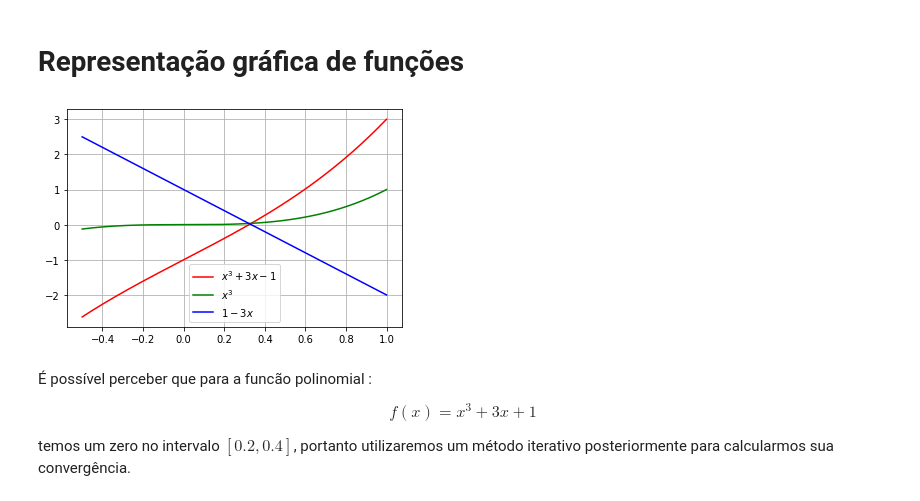
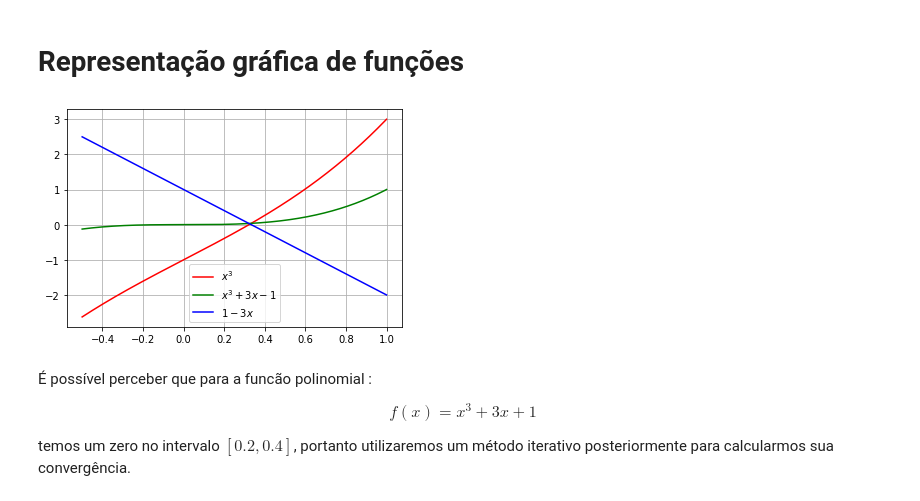
Before and after one commit to noreng-jg/eng_plots, a Jupyter notebook: metodos_numericos/zeros de função/Bissecção.ipynb, the cells around one changed output. Saved outputs shown, nothing was run; the diff lists cells and outputs as text; code cells hidden in the pictures.

```diff
--- a/metodos_numericos/zeros de função/Bissecção.ipynb
+++ b/metodos_numericos/zeros de função/Bissecção.ipynb
@@ -3,28 +3,28 @@
 # %%
 from matplotlib import pyplot as plt
 import numpy as np
 import sympy as sy
 
 x=sy.symbols('x')
 f=x**3+3*x-1
 
 #separando as funções
 f1=x**3
 f2=1-3*x
 
 x_array=np.linspace(-.5,1,1000)
 y=np.array([f.subs(x,xi) for xi in x_array])
 y1=np.array([f1.subs(x,xi) for xi in x_array])
 y2=np.array([f2.subs(x,xi) for xi in x_array])
 
 plt.plot(x_array,y, 'r')
 plt.plot(x_array, y1, 'g')
 plt.plot(x_array, y2, 'b')
 plt.grid()
-plt.legend(('$x^3+3x-1$','$x^3$','$1-3x$'))
+plt.legend(('$x^3$','$x^3+3x-1$','$1-3x$'))
 plt.show()
 # %% [output]
-[figure, old version]
+[figure, new version]
 # %% [markdown]
 É possível perceber que para a funcão polinomial :
 
```
